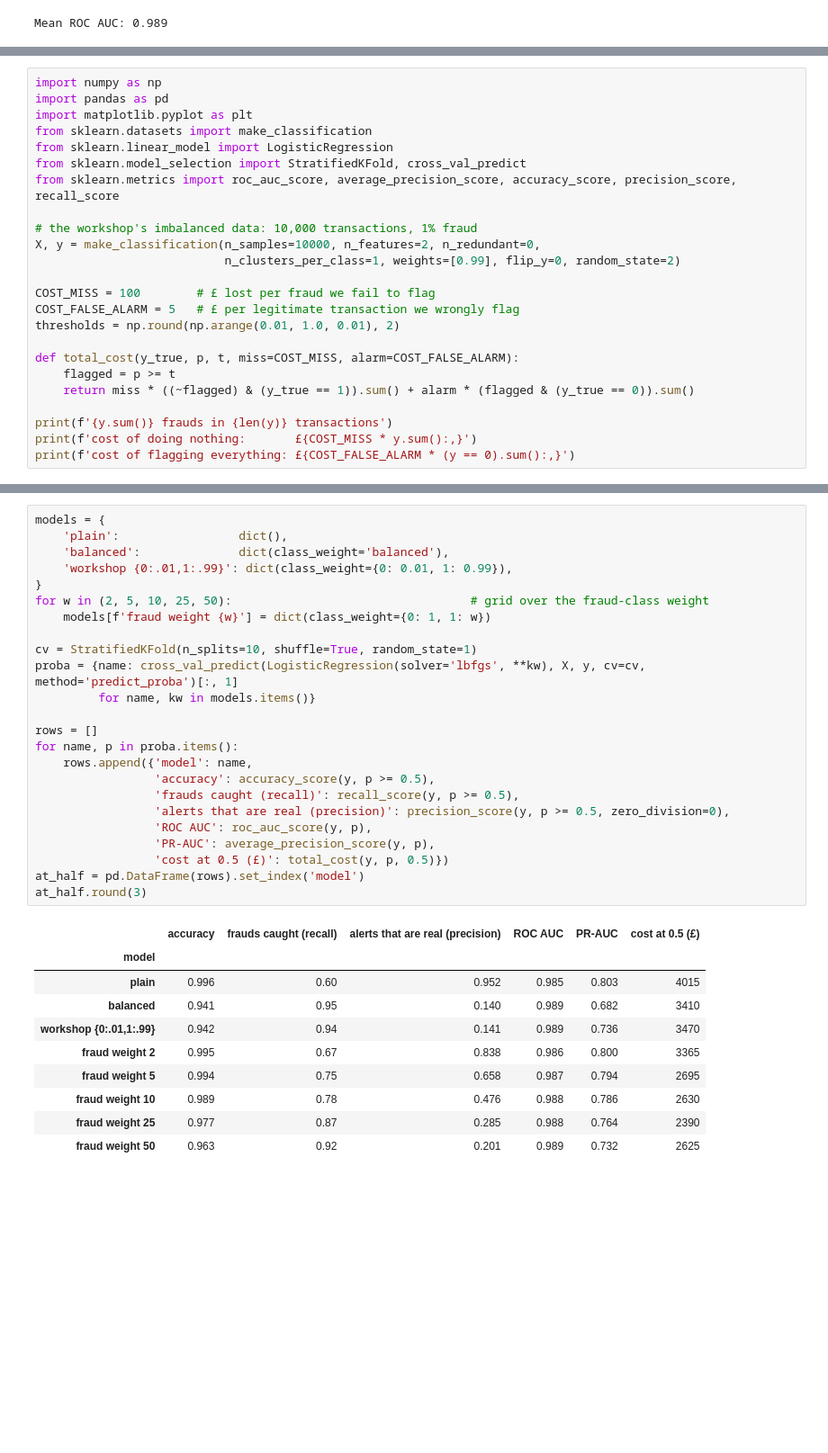
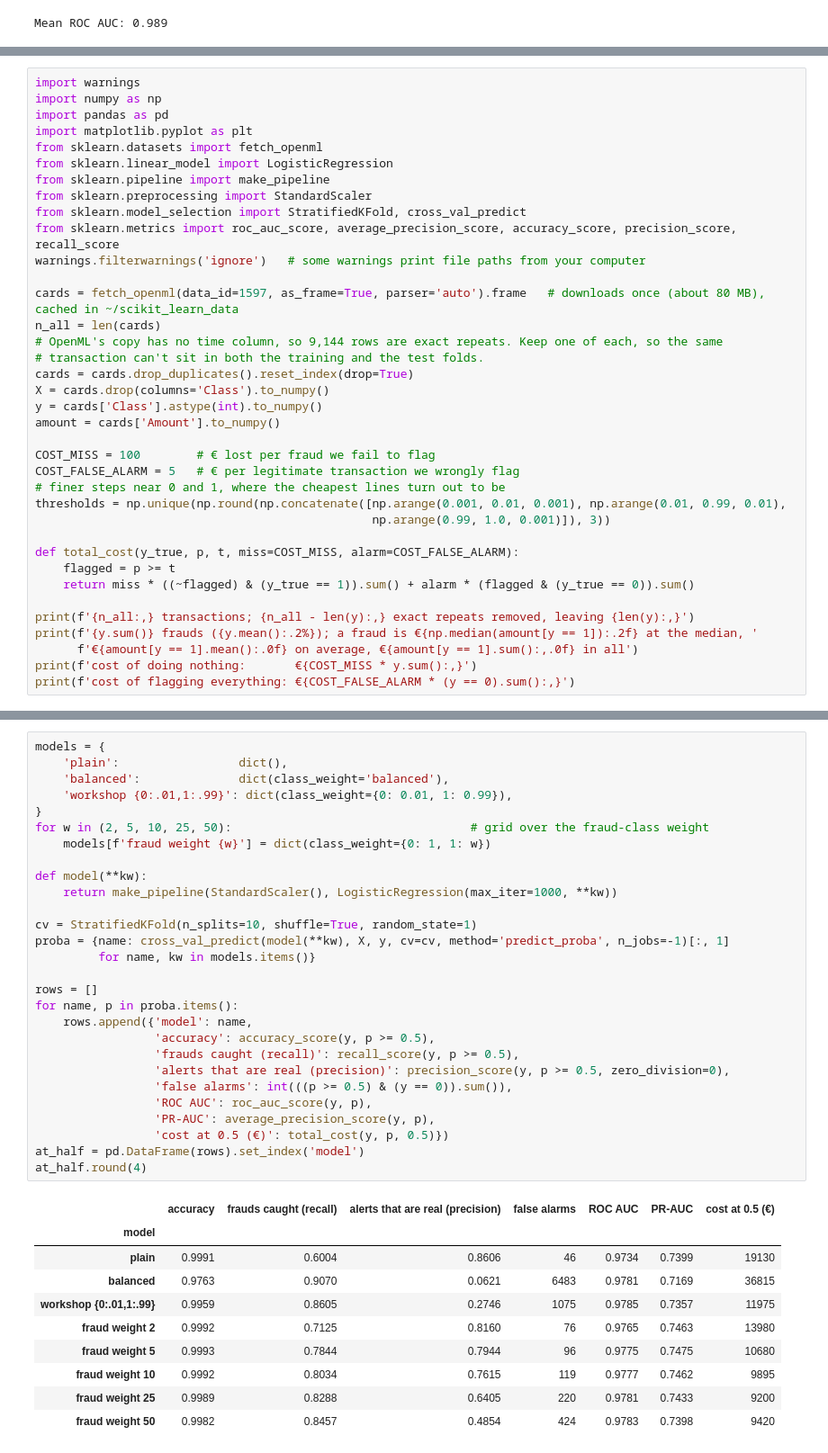
Before and after one commit to helena-byte999/ai-studio-workshops, a Jupyter notebook: 03-2-logistic-regression/03-2-logistic-regression.ipynb, the cells around one changed output, grey strips where cells are left out. Shown at 90% size. Cells and saved outputs as stored; diff of their text form; blank space fills up the shorter version.

```diff
--- a/03-2-logistic-regression/03-2-logistic-regression.ipynb
+++ b/03-2-logistic-regression/03-2-logistic-regression.ipynb
@@ -107,25 +109,38 @@ Mean ROC AUC: 0.989
 # %%
+import warnings
 import numpy as np
 import pandas as pd
 import matplotlib.pyplot as plt
-from sklearn.datasets import make_classification
+from sklearn.datasets import fetch_openml
 from sklearn.linear_model import LogisticRegression
+from sklearn.pipeline import make_pipeline
+from sklearn.preprocessing import StandardScaler
 from sklearn.model_selection import StratifiedKFold, cross_val_predict
 from sklearn.metrics import roc_auc_score, average_precision_score, accuracy_score, precision_score, recall_score
+warnings.filterwarnings('ignore')   # some warnings print file paths from your computer
 
-# the workshop's imbalanced data: 10,000 transactions, 1% fraud
-X, y = make_classification(n_samples=10000, n_features=2, n_redundant=0,
-                           n_clusters_per_class=1, weights=[0.99], flip_y=0, random_state=2)
+cards = fetch_openml(data_id=1597, as_frame=True, parser='auto').frame   # downloads once (about 80 MB), cached in ~/scikit_learn_data
+n_all = len(cards)
+# OpenML's copy has no time column, so 9,144 rows are exact repeats. Keep one of each, so the same
+# transaction can't sit in both the training and the test folds.
+cards = cards.drop_duplicates().reset_index(drop=True)
+X = cards.drop(columns='Class').to_numpy()
+y = cards['Class'].astype(int).to_numpy()
+amount = cards['Amount'].to_numpy()
 
-COST_MISS = 100        # £ lost per fraud we fail to flag
-COST_FALSE_ALARM = 5   # £ per legitimate transaction we wrongly flag
-thresholds = np.round(np.arange(0.01, 1.0, 0.01), 2)
+COST_MISS = 100        # € lost per fraud we fail to flag
+COST_FALSE_ALARM = 5   # € per legitimate transaction we wrongly flag
+# finer steps near 0 and 1, where the cheapest lines turn out to be
+thresholds = np.unique(np.round(np.concatenate([np.arange(0.001, 0.01, 0.001), np.arange(0.01, 0.99, 0.01),
+                                                np.arange(0.99, 1.0, 0.001)]), 3))
 
 def total_cost(y_true, p, t, miss=COST_MISS, alarm=COST_FALSE_ALARM):
     flagged = p >= t
     return miss * ((~flagged) & (y_true == 1)).sum() + alarm * (flagged & (y_true == 0)).sum()
 
-print(f'{y.sum()} frauds in {len(y)} transactions')
-print(f'cost of doing nothing:       £{COST_MISS * y.sum():,}')
-print(f'cost of flagging everything: £{COST_FALSE_ALARM * (y == 0).sum():,}')
+print(f'{n_all:,} transactions; {n_all - len(y):,} exact repeats removed, leaving {len(y):,}')
+print(f'{y.sum()} frauds ({y.mean():.2%}); a fraud is €{np.median(amount[y == 1]):.2f} at the median, '
+      f'€{amount[y == 1].mean():.0f} on average, €{amount[y == 1].sum():,.0f} in all')
+print(f'cost of doing nothing:       €{COST_MISS * y.sum():,}')
+print(f'cost of flagging everything: €{COST_FALSE_ALARM * (y == 0).sum():,}')
 # %% [output]
@@ -138,35 +154,39 @@ Each model predicts every transaction it did **not** train on (10-fold cross-val
 # %%
 models = {
     'plain':                 dict(),
     'balanced':              dict(class_weight='balanced'),
     'workshop {0:.01,1:.99}': dict(class_weight={0: 0.01, 1: 0.99}),
 }
 for w in (2, 5, 10, 25, 50):                                  # grid over the fraud-class weight
     models[f'fraud weight {w}'] = dict(class_weight={0: 1, 1: w})
 
+def model(**kw):
+    return make_pipeline(StandardScaler(), LogisticRegression(max_iter=1000, **kw))
+
 cv = StratifiedKFold(n_splits=10, shuffle=True, random_state=1)
-proba = {name: cross_val_predict(LogisticRegression(solver='lbfgs', **kw), X, y, cv=cv, method='predict_proba')[:, 1]
+proba = {name: cross_val_predict(model(**kw), X, y, cv=cv, method='predict_proba', n_jobs=-1)[:, 1]
          for name, kw in models.items()}
 
 rows = []
 for name, p in proba.items():
     rows.append({'model': name,
                  'accuracy': accuracy_score(y, p >= 0.5),
                  'frauds caught (recall)': recall_score(y, p >= 0.5),
                  'alerts that are real (precision)': precision_score(y, p >= 0.5, zero_division=0),
+                 'false alarms': int(((p >= 0.5) & (y == 0)).sum()),
                  'ROC AUC': roc_auc_score(y, p),
                  'PR-AUC': average_precision_score(y, p),
-                 'cost at 0.5 (£)': total_cost(y, p, 0.5)})
+                 'cost at 0.5 (€)': total_cost(y, p, 0.5)})
 at_half = pd.DataFrame(rows).set_index('model')
-at_half.round(3)
+at_half.round(4)
 # %% [output]
-|  | accuracy | frauds caught (recall) | alerts that are real (precision) | ROC AUC | PR-AUC | cost at 0.5 (£) |
-| model |  |  |  |  |  |  |
-| plain | 0.996 | 0.60 | 0.952 | 0.985 | 0.803 | 4015 |
-| balanced | 0.941 | 0.95 | 0.140 | 0.989 | 0.682 | 3410 |
-| workshop {0:.01,1:.99} | 0.942 | 0.94 | 0.141 | 0.989 | 0.736 | 3470 |
-| fraud weight 2 | 0.995 | 0.67 | 0.838 | 0.986 | 0.800 | 3365 |
-| fraud weight 5 | 0.994 | 0.75 | 0.658 | 0.987 | 0.794 | 2695 |
-| fraud weight 10 | 0.989 | 0.78 | 0.476 | 0.988 | 0.786 | 2630 |
-| fraud weight 25 | 0.977 | 0.87 | 0.285 | 0.988 | 0.764 | 2390 |
-| fraud weight 50 | 0.963 | 0.92 | 0.201 | 0.989 | 0.732 | 2625 |
+|  | accuracy | frauds caught (recall) | alerts that are real (precision) | false alarms | ROC AUC | PR-AUC | cost at 0.5 (€) |
+| model |  |  |  |  |  |  |  |
+| plain | 0.9991 | 0.6004 | 0.8606 | 46 | 0.9734 | 0.7399 | 19130 |
+| balanced | 0.9763 | 0.9070 | 0.0621 | 6483 | 0.9781 | 0.7169 | 36815 |
+| workshop {0:.01,1:.99} | 0.9959 | 0.8605 | 0.2746 | 1075 | 0.9785 | 0.7357 | 11975 |
+| fraud weight 2 | 0.9992 | 0.7125 | 0.8160 | 76 | 0.9765 | 0.7463 | 13980 |
+| fraud weight 5 | 0.9993 | 0.7844 | 0.7944 | 96 | 0.9775 | 0.7475 | 10680 |
+| fraud weight 10 | 0.9992 | 0.8034 | 0.7615 | 119 | 0.9777 | 0.7462 | 9895 |
+| fraud weight 25 | 0.9989 | 0.8288 | 0.6405 | 220 | 0.9781 | 0.7433 | 9200 |
+| fraud weight 50 | 0.9982 | 0.8457 | 0.4854 | 424 | 0.9783 | 0.7398 | 9420 |
```
Also changed, not shown: parts of 23 cells of this notebook, 2 other files.
